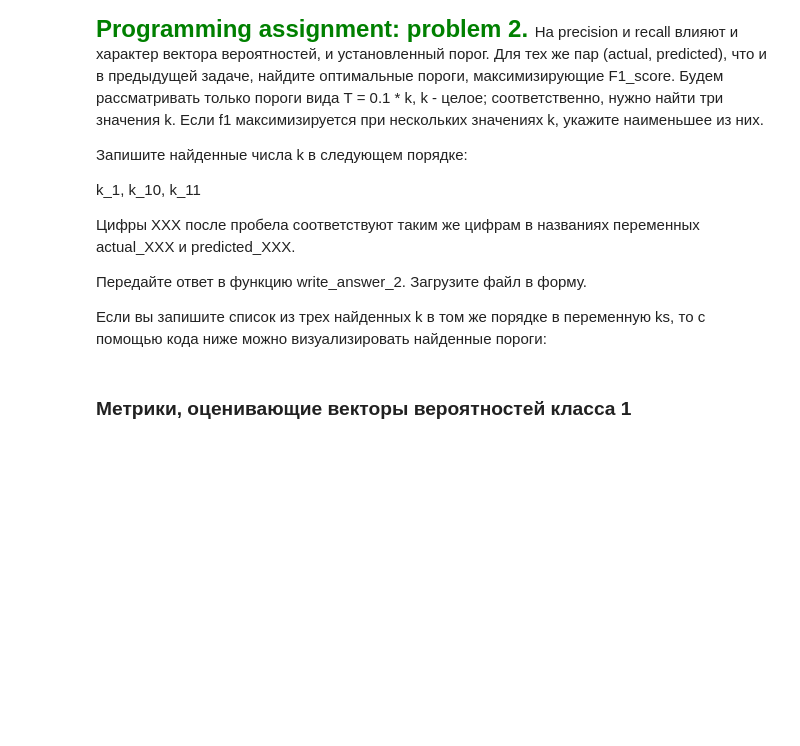
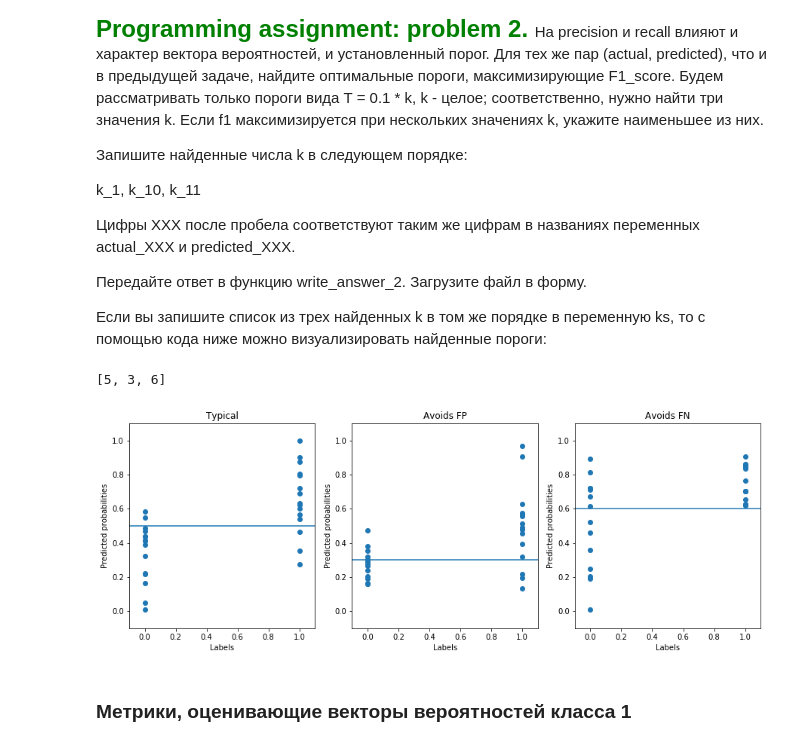
Before and after one commit to AndreyEzhov/coursera_ML, a Jupyter notebook: Step2/Week2/MetricsPA.ipynb, the cells around one changed output. Cells and saved outputs as stored; diff of their text form; code cells hidden in the pictures; blank space fills up the shorter version.

```diff
--- a/Step2/Week2/MetricsPA.ipynb
+++ b/Step2/Week2/MetricsPA.ipynb
@@ -292,4 +322,9 @@ k_1, k_10, k_11
 # %%
+print k_ar
+ks = k_ar
 many_scatters([actual_1, actual_10, actual_11], [predicted_1, predicted_10, predicted_11],
               np.array(ks)*0.1, ["Typical", "Avoids FP", "Avoids FN"], (1, 3))
+# %% [output]
+[5, 3, 6]
+[figure, added]
 # %%
```
Also changed, not shown: parts of 17 cells of this notebook, 3 other files.
